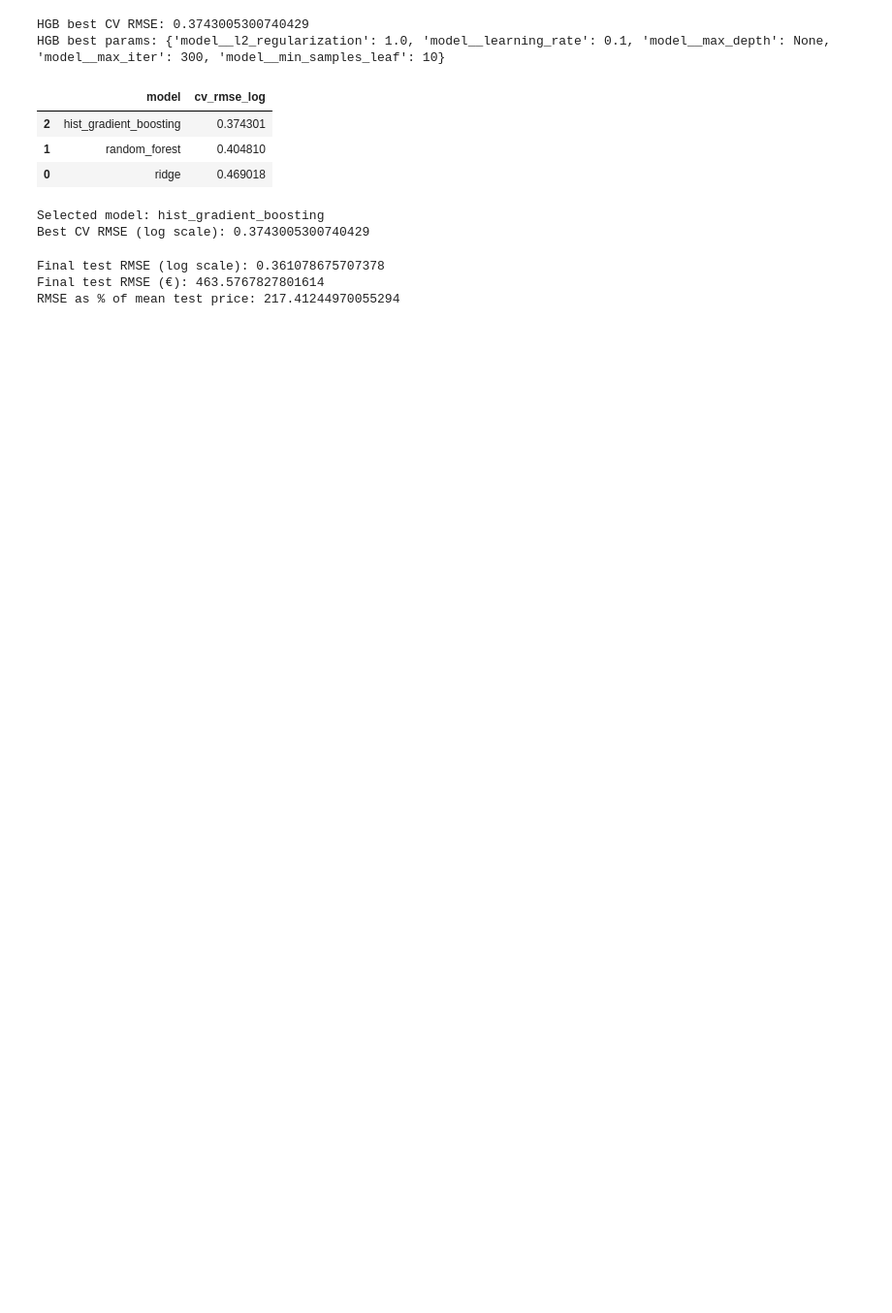
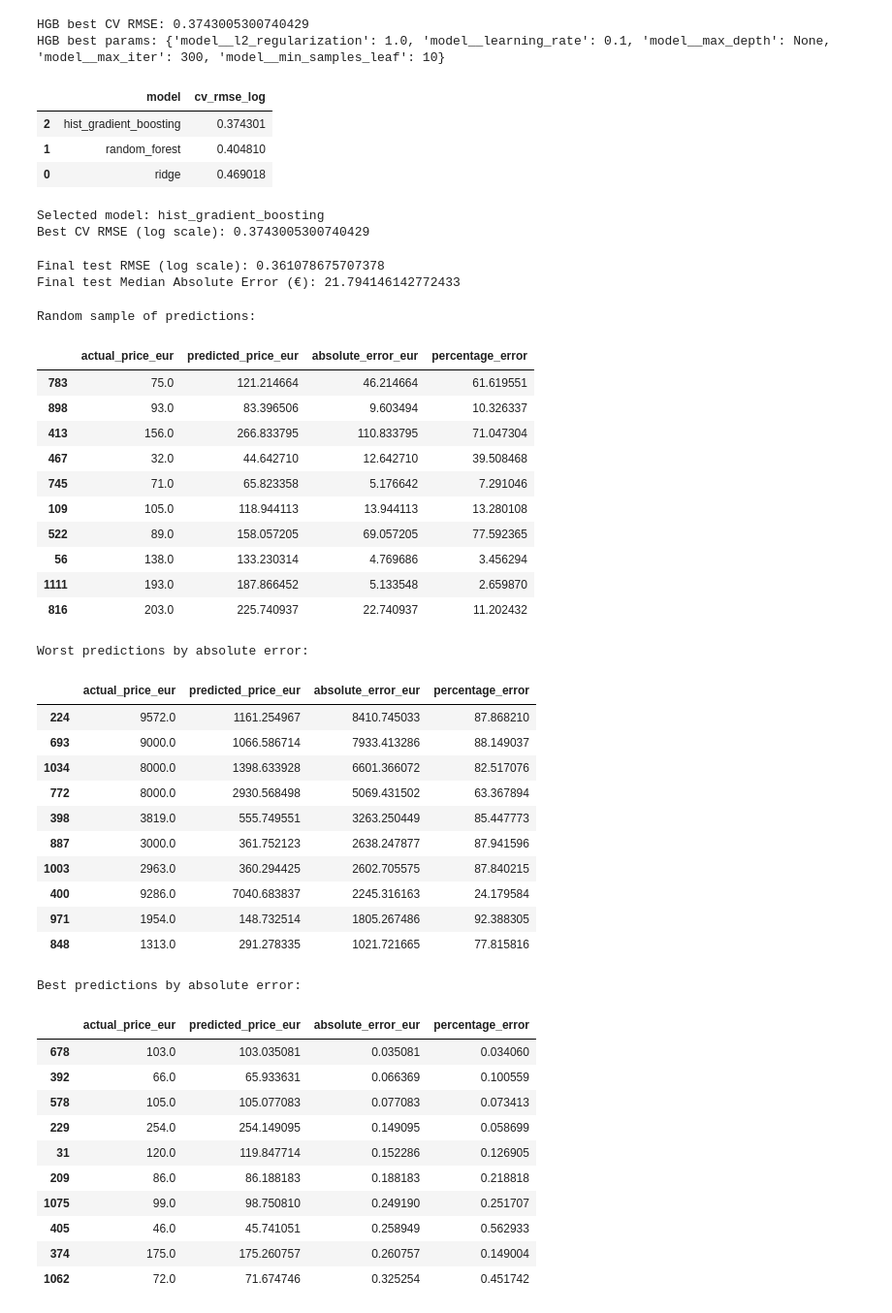
Before and after one commit to Batujan/Airbnb_Basque_Country_Price_Prediction, a Jupyter notebook: notebooks/03_model_tests.ipynb, the cells around one changed output. Shown at 97% size. Cells and saved outputs as stored; diff of their text form; code cells hidden in the pictures; blank space fills up the shorter version.

Commit message:
add median absolute error and actual-vs-prediction table

```diff
--- a/notebooks/03_model_tests.ipynb
+++ b/notebooks/03_model_tests.ipynb
@@ -589,20 +589,81 @@ Best CV RMSE (log scale): 0.3743005300740429
 
 test_pred_log = best_pipeline.predict(X_test)
 
+# Log-scale RMSE
 test_rmse_log = root_mean_squared_error(y_test, test_pred_log)
 
 # Convert back to original euro scale
 y_test_eur = np.expm1(y_test)
 test_pred_eur = np.expm1(test_pred_log)
 
-test_rmse_eur = root_mean_squared_error(y_test_eur, test_pred_eur)
-mean_price = y_test_eur.mean()
-rmse_pct_of_mean = 100 * test_rmse_eur / mean_price
+# Median absolute error in euros
+test_medae_eur = median_absolute_error(y_test_eur, test_pred_eur)
 
 print("Final test RMSE (log scale):", test_rmse_log)
-print("Final test RMSE (€):", test_rmse_eur)
-print("RMSE as % of mean test price:", rmse_pct_of_mean)
+print("Final test Median Absolute Error (€):", test_medae_eur)
 # %% [output]
 Final test RMSE (log scale): 0.361078675707378
-Final test RMSE (€): 463.5767827801614
-RMSE as % of mean test price: 217.41244970055294
+Final test Median Absolute Error (€): 21.794146142772433
+# %%
+# ==============================
+# Actual vs predicted examples
+# ==============================
+
+comparison_df = pd.DataFrame({
+    "actual_price_eur": y_test_eur,
+    "predicted_price_eur": test_pred_eur
+}).reset_index(drop=True)
+
+comparison_df["absolute_error_eur"] = (
+    comparison_df["actual_price_eur"] - comparison_df["predicted_price_eur"]
+).abs()
+
+comparison_df["percentage_error"] = (
+    comparison_df["absolute_error_eur"] / comparison_df["actual_price_eur"]
+) * 100
+
+print("Random sample of predictions:")
+display(comparison_df.sample(10, random_state=42))
+
+print("Worst predictions by absolute error:")
+display(comparison_df.sort_values("absolute_error_eur", ascending=False).head(10))
+
+print("Best predictions by absolute error:")
+display(comparison_df.sort_values("absolute_error_eur", ascending=True).head(10))
+# %% [output]
+Random sample of predictions:
+|  | actual_price_eur | predicted_price_eur | absolute_error_eur | percentage_error |
+| 783 | 75.0 | 121.214664 | 46.214664 | 61.619551 |
+| 898 | 93.0 | 83.396506 | 9.603494 | 10.326337 |
+| 413 | 156.0 | 266.833795 | 110.833795 | 71.047304 |
+| 467 | 32.0 | 44.642710 | 12.642710 | 39.508468 |
+| 745 | 71.0 | 65.823358 | 5.176642 | 7.291046 |
+| 109 | 105.0 | 118.944113 | 13.944113 | 13.280108 |
+| 522 | 89.0 | 158.057205 | 69.057205 | 77.592365 |
+| 56 | 138.0 | 133.230314 | 4.769686 | 3.456294 |
+| 1111 | 193.0 | 187.866452 | 5.133548 | 2.659870 |
+| 816 | 203.0 | 225.740937 | 22.740937 | 11.202432 |
+Worst predictions by absolute error:
+|  | actual_price_eur | predicted_price_eur | absolute_error_eur | percentage_error |
+| 224 | 9572.0 | 1161.254967 | 8410.745033 | 87.868210 |
+| 693 | 9000.0 | 1066.586714 | 7933.413286 | 88.149037 |
+| 1034 | 8000.0 | 1398.633928 | 6601.366072 | 82.517076 |
+| 772 | 8000.0 | 2930.568498 | 5069.431502 | 63.367894 |
+| 398 | 3819.0 | 555.749551 | 3263.250449 | 85.447773 |
+| 887 | 3000.0 | 361.752123 | 2638.247877 | 87.941596 |
+| 1003 | 2963.0 | 360.294425 | 2602.705575 | 87.840215 |
+| 400 | 9286.0 | 7040.683837 | 2245.316163 | 24.179584 |
+| 971 | 1954.0 | 148.732514 | 1805.267486 | 92.388305 |
+| 848 | 1313.0 | 291.278335 | 1021.721665 | 77.815816 |
+Best predictions by absolute error:
+|  | actual_price_eur | predicted_price_eur | absolute_error_eur | percentage_error |
+| 678 | 103.0 | 103.035081 | 0.035081 | 0.034060 |
+| 392 | 66.0 | 65.933631 | 0.066369 | 0.100559 |
+| 578 | 105.0 | 105.077083 | 0.077083 | 0.073413 |
+| 229 | 254.0 | 254.149095 | 0.149095 | 0.058699 |
+| 31 | 120.0 | 119.847714 | 0.152286 | 0.126905 |
+| 209 | 86.0 | 86.188183 | 0.188183 | 0.218818 |
+| 1075 | 99.0 | 98.750810 | 0.249190 | 0.251707 |
+| 405 | 46.0 | 45.741051 | 0.258949 | 0.562933 |
+| 374 | 175.0 | 175.260757 | 0.260757 | 0.149004 |
+| 1062 | 72.0 | 71.674746 | 0.325254 | 0.451742 |
```
Also changed, not shown: parts of 3 cells of this notebook.
